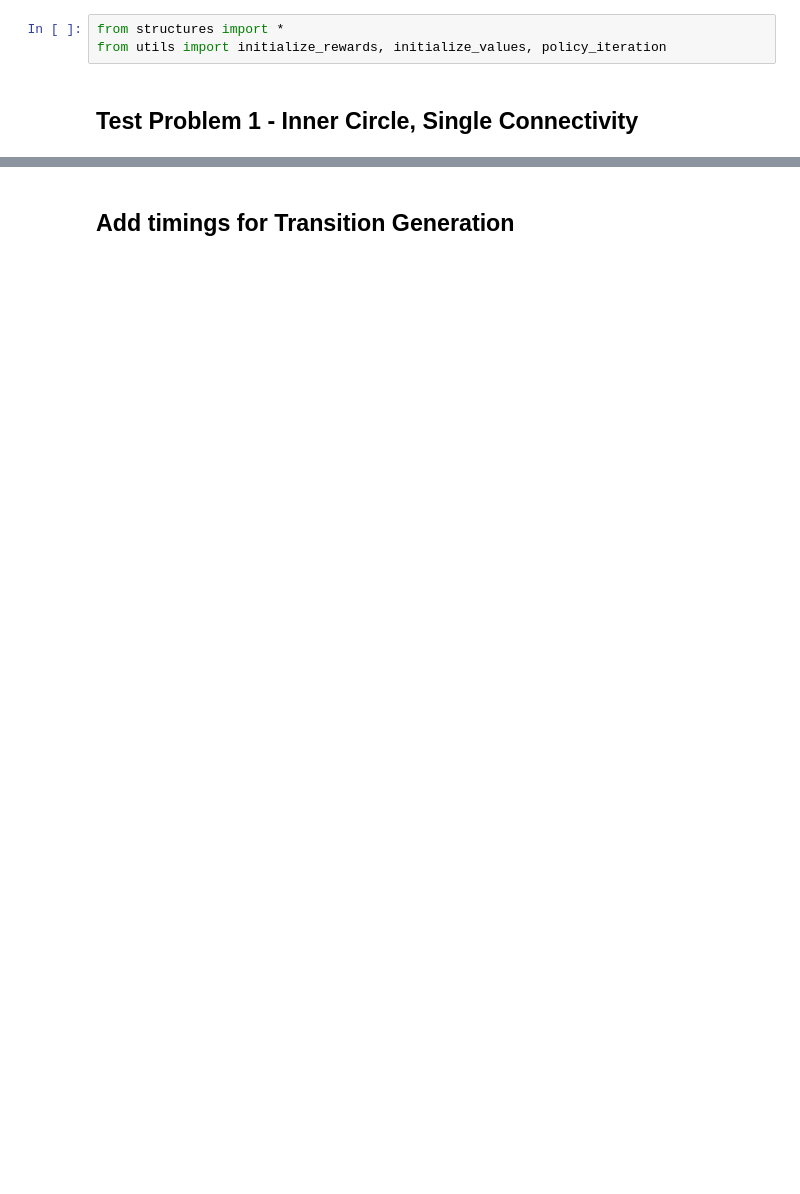
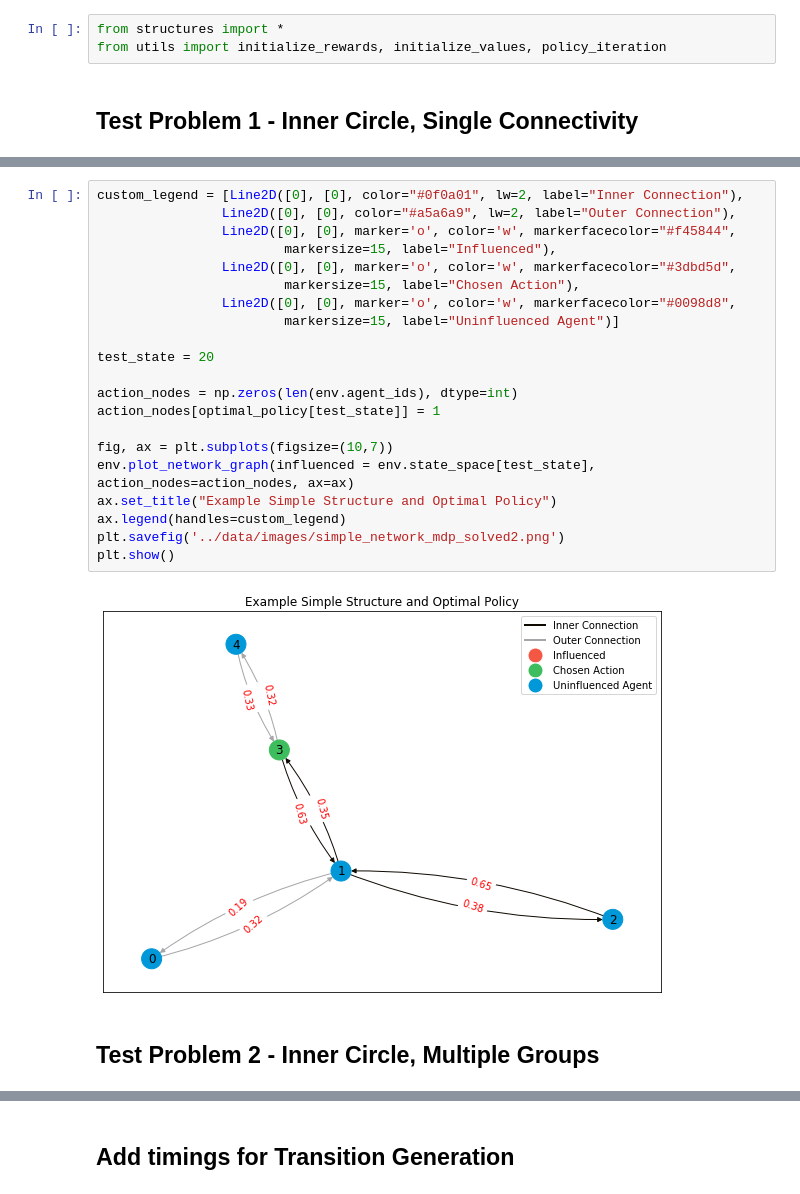
Before and after one commit to gpestre/CS182-final-project, a Jupyter notebook: notebooks/mdp_example.ipynb, the cells around one changed output, grey strips where cells are left out. Cells and saved outputs as stored; diff of their text form; blank space fills up the shorter version.

```diff
--- a/notebooks/mdp_example.ipynb
+++ b/notebooks/mdp_example.ipynb
@@ -48,0 +73,25 @@ env.plot_network_graph(figsize=(10,7))
+# %%
+custom_legend = [Line2D([0], [0], color="#0f0a01", lw=2, label="Inner Connection"),
+                Line2D([0], [0], color="#a5a6a9", lw=2, label="Outer Connection"),
+                Line2D([0], [0], marker='o', color='w', markerfacecolor="#f45844",
+                        markersize=15, label="Influenced"),
+                Line2D([0], [0], marker='o', color='w', markerfacecolor="#3dbd5d",
+                        markersize=15, label="Chosen Action"),
+                Line2D([0], [0], marker='o', color='w', markerfacecolor="#0098d8",
+                        markersize=15, label="Uninfluenced Agent")]
+
+test_state = 20
+
+action_nodes = np.zeros(len(env.agent_ids), dtype=int)
+action_nodes[optimal_policy[test_state]] = 1
+
+fig, ax = plt.subplots(figsize=(10,7))
+env.plot_network_graph(influenced = env.state_space[test_state], action_nodes=action_nodes, ax=ax)
+ax.set_title("Example Simple Structure and Optimal Policy")
+ax.legend(handles=custom_legend)
+plt.savefig('../data/images/simple_network_mdp_solved2.png')
+plt.show()
+# %% [output]
+[figure, added]
+# %% [markdown]
+## Test Problem 2 - Inner Circle, Multiple Groups
```
Also changed, not shown: parts of 18 cells of this notebook, 1 other file.
